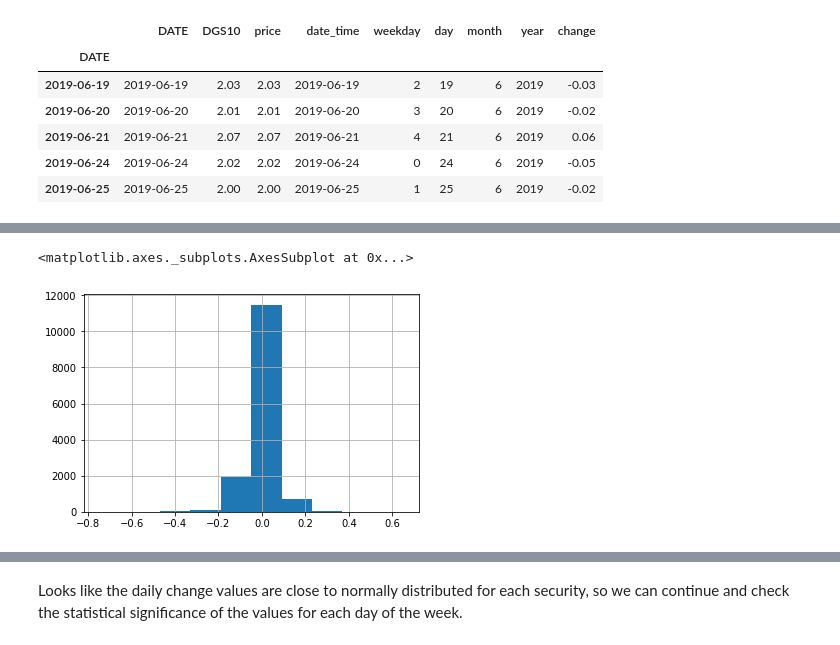
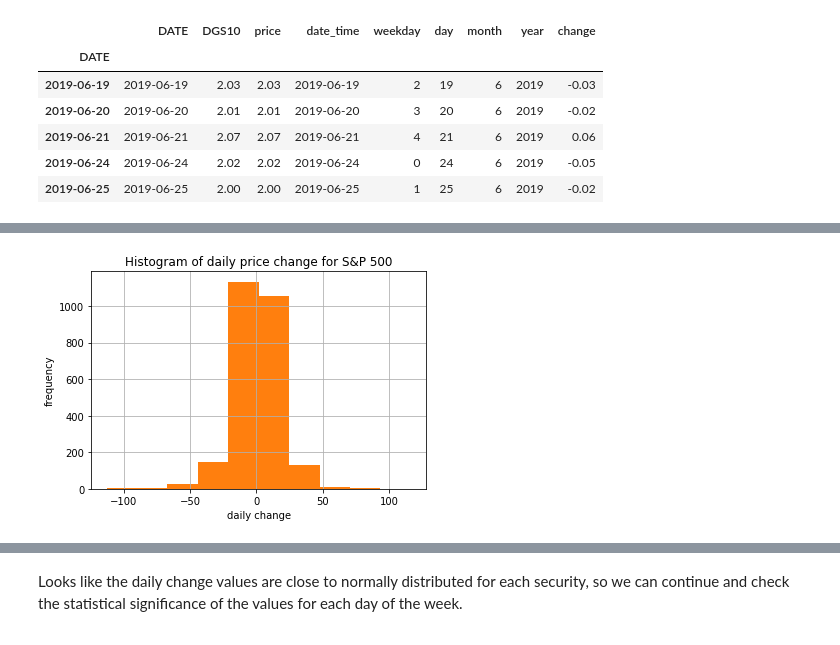
Before and after one commit to etterfred/Thinkful, a Jupyter notebook: btc.ipynb, the cells around one changed output, grey strips where cells are left out. Saved outputs shown, nothing was run; the diff lists cells and outputs as text; code cells hidden in the pictures.

```diff
--- a/btc.ipynb
+++ b/btc.ipynb
@@ -568,5 +600,7 @@ df.change.hist()
-# %%
-df_10.change.hist()
-# %% [output]
-<matplotlib.axes._subplots.AxesSubplot at 0x...>
-[figure, removed]
+# %%
+df.change.hist()
+ax = df.change.hist()
+ax.set(xlabel='daily change', ylabel='frequency', title='Histogram of daily price change for S&P 500')
+plt.show()
+# %% [output]
+[figure, added]
```
Also changed, not shown: parts of 69 cells of this notebook.
